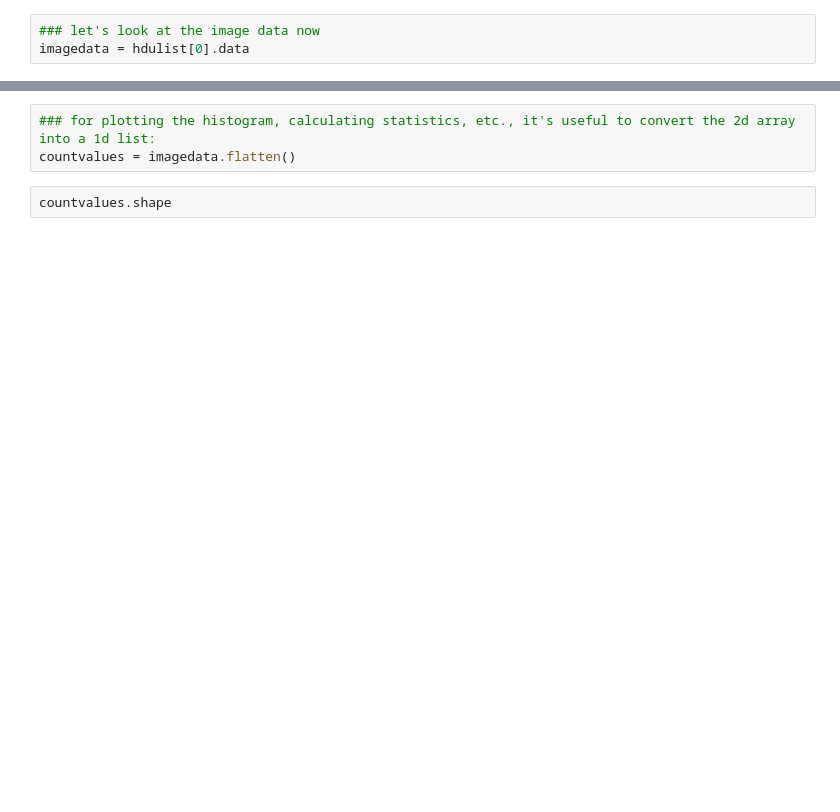
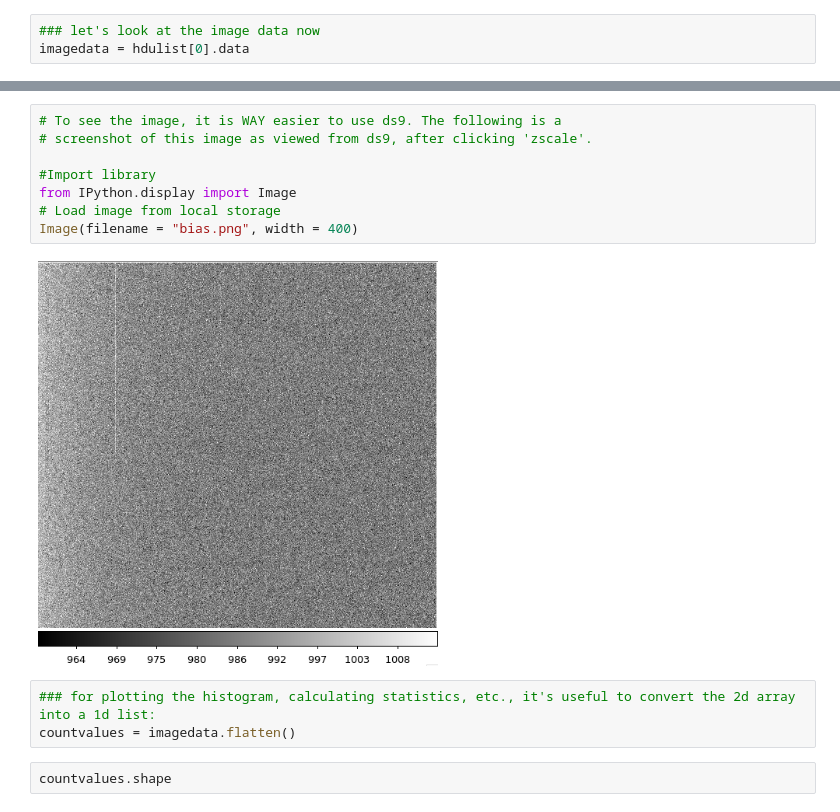
Before and after one commit to anjavdl/PHY517_AST443, a Jupyter notebook: tutorials/FITS images in python.ipynb, the cells around one changed output, grey strips where cells are left out. Drawn from its saved outputs; the diff is of its cells as text; blank space fills up the shorter version.

```diff
--- a/tutorials/FITS images in python.ipynb
+++ b/tutorials/FITS images in python.ipynb
@@ -46,3 +72,13 @@ imagedata.shape
+# %%
+# To see the image, it is WAY easier to use ds9. The following is a
+# screenshot of this image as viewed from ds9, after clicking 'zscale'.
+
+#Import library
+from IPython.display import Image
+# Load image from local storage
+Image(filename = "bias.png", width = 400)
+# %% [output]
+[figure, added]
 # %%
 ### for plotting the histogram, calculating statistics, etc., it's useful to convert the 2d array into a 1d list:
 countvalues = imagedata.flatten()
```
Also changed, not shown: parts of 13 cells of this notebook, 3 other files.
